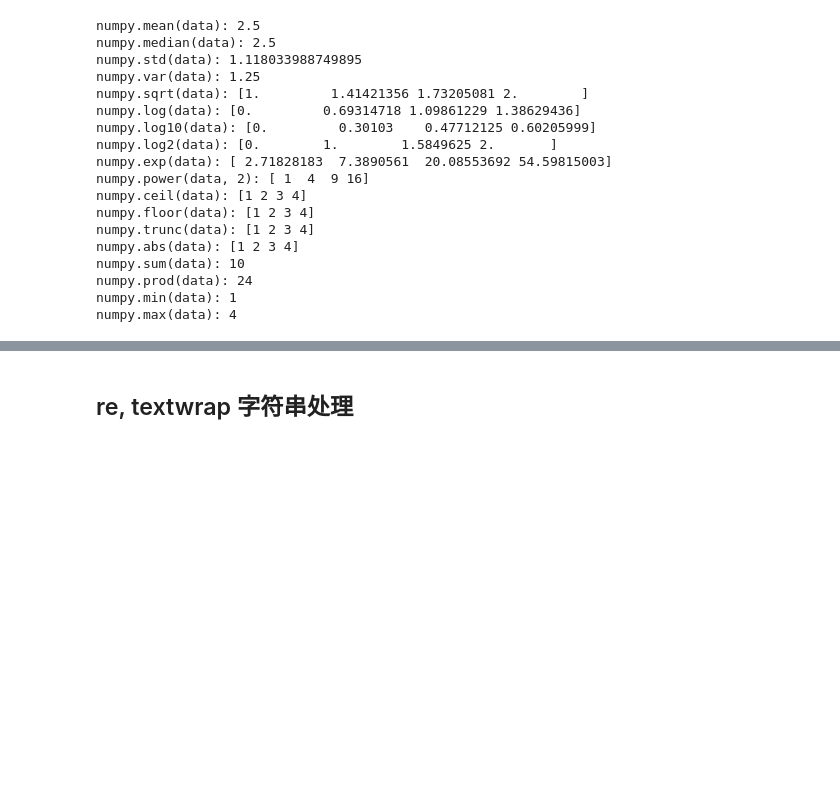
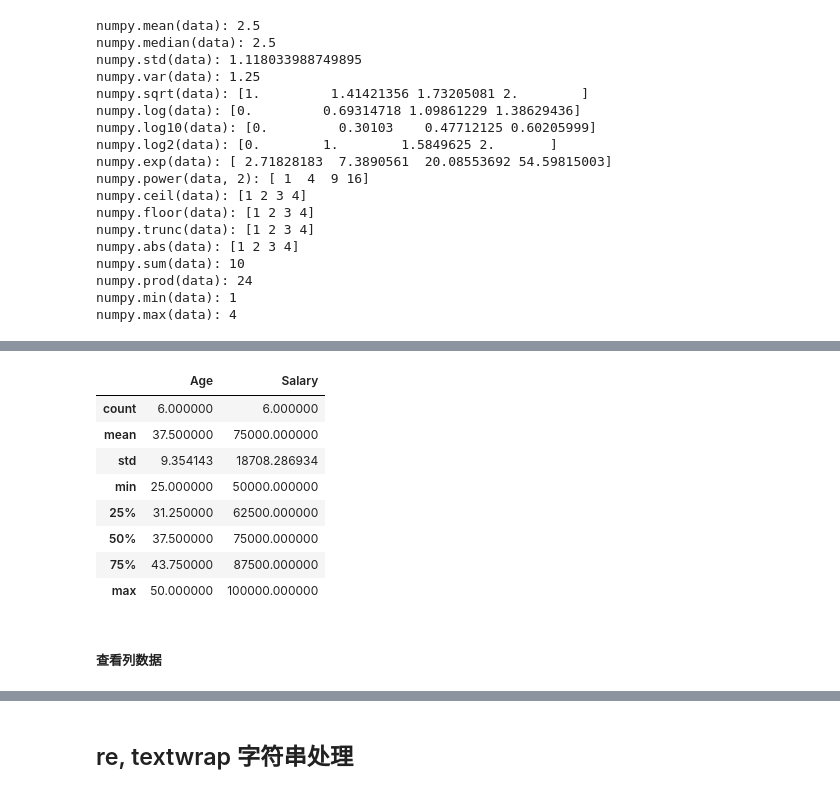
Before and after one commit to chunyi-11/PythonCourse, a Jupyter notebook: Class_5.ipynb, the cells around one changed output, grey strips where cells are left out. Cells and saved outputs as stored; diff of their text form; code cells hidden in the pictures; blank space fills up the shorter version.

```diff
--- a/Class_5.ipynb
+++ b/Class_5.ipynb
@@ -209,0 +352,14 @@ numpy.max(data): 4
+# %%
+df.describe()  # 数值列的统计描述
+# %% [output]
+|  | Age | Salary |
+| count | 6.000000 | 6.000000 |
+| mean | 37.500000 | 75000.000000 |
+| std | 9.354143 | 18708.286934 |
+| min | 25.000000 | 50000.000000 |
+| 25% | 31.250000 | 62500.000000 |
+| 50% | 37.500000 | 75000.000000 |
+| 75% | 43.750000 | 87500.000000 |
+| max | 50.000000 | 100000.000000 |
+# %% [markdown]
+##### 查看列数据
```
Also changed, not shown: parts of 49 cells of this notebook, 2 other files.
